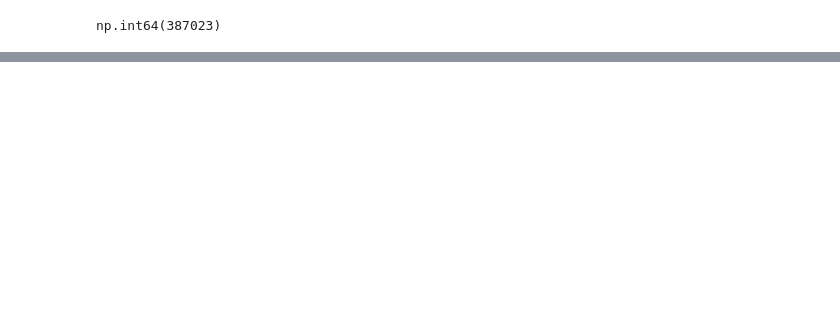
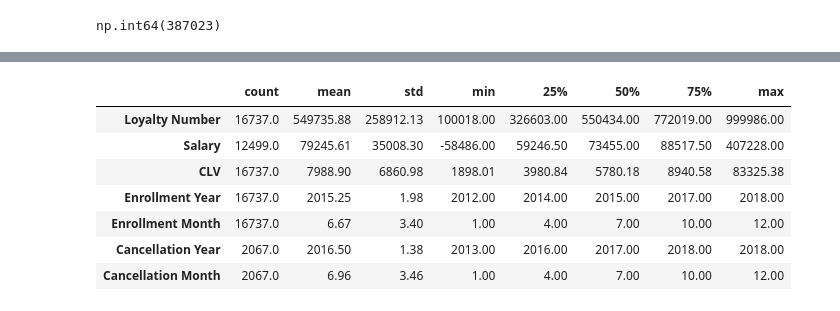
Before and after one commit to Adalab/bda-modulo-3-evaluacion-final-jesgonza2026, a Jupyter notebook: fase_1_evaluacion_final_jesica.ipynb, the cells around one changed output, grey strips where cells are left out. Cells and saved outputs as stored; diff of their text form; code cells hidden in the pictures; blank space fills up the shorter version.

```diff
--- a/fase_1_evaluacion_final_jesica.ipynb
+++ b/fase_1_evaluacion_final_jesica.ipynb
@@ -99,0 +211,12 @@ np.int64(387023)
+# %%
+df_hclientes.describe().round(2).T
+#Aquí,vemos hay valores negativos en la columna Salary y no tiene sentido,habrá que ver que error es.
+# %% [output]
+|  | count | mean | std | min | 25% | 50% | 75% | max |
+| Loyalty Number | 16737.0 | 549735.88 | 258912.13 | 100018.00 | 326603.00 | 550434.00 | 772019.00 | 999986.00 |
+| Salary | 12499.0 | 79245.61 | 35008.30 | -58486.00 | 59246.50 | 73455.00 | 88517.50 | 407228.00 |
+| CLV | 16737.0 | 7988.90 | 6860.98 | 1898.01 | 3980.84 | 5780.18 | 8940.58 | 83325.38 |
+| Enrollment Year | 16737.0 | 2015.25 | 1.98 | 2012.00 | 2014.00 | 2015.00 | 2017.00 | 2018.00 |
+| Enrollment Month | 16737.0 | 6.67 | 3.40 | 1.00 | 4.00 | 7.00 | 10.00 | 12.00 |
+| Cancellation Year | 2067.0 | 2016.50 | 1.38 | 2013.00 | 2016.00 | 2017.00 | 2018.00 | 2018.00 |
+| Cancellation Month | 2067.0 | 6.96 | 3.46 | 1.00 | 4.00 | 7.00 | 10.00 | 12.00 |
```
Also changed, not shown: parts of 26 cells of this notebook, 1 other file.
